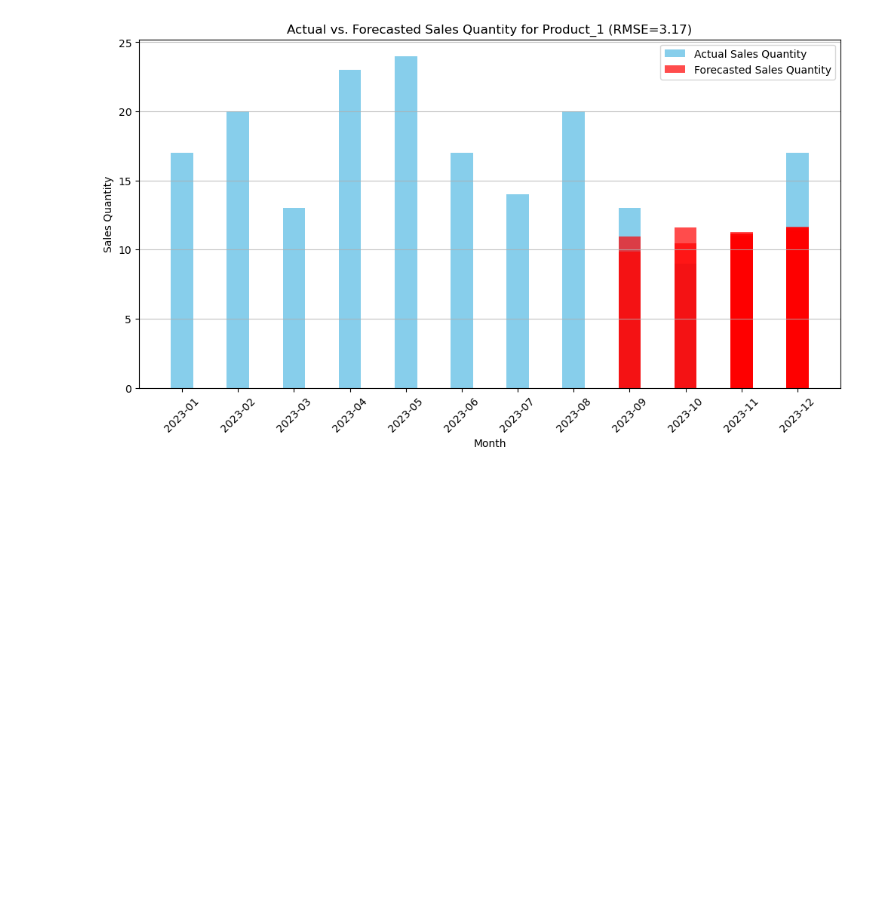
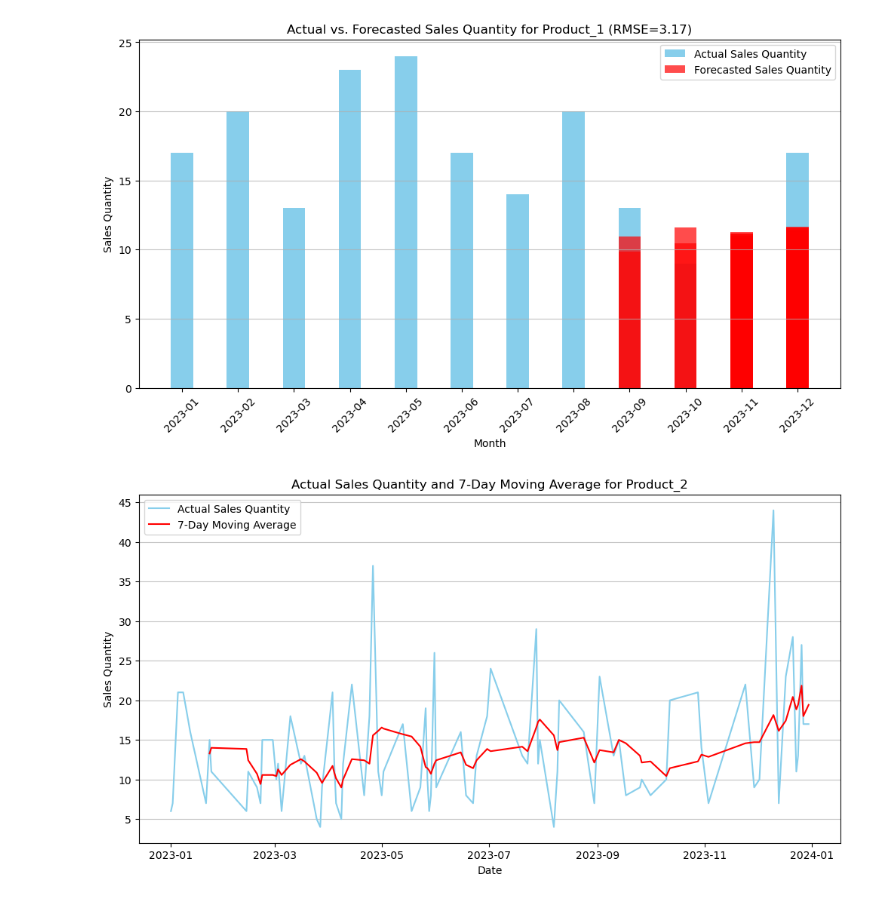
Before and after one commit to AdebolaShelby/forecasting, a Jupyter notebook: forecasting-timeseries.ipynb, the cells around one changed output. Drawn from its saved outputs; the diff is of its cells as text; code cells hidden in the pictures; blank space fills up the shorter version.

Commit message:
added timeseries analysis

```diff
--- a/forecasting-timeseries.ipynb
+++ b/forecasting-timeseries.ipynb
@@ -865,3 +866,31 @@ plt.xticks(rotation=45)  # Rotate x-axis labels for better readability
 plt.savefig("images/arima_forecast_sales_quantity_product_1.png")
 # %% [output]
 [figure]
+# %%
+# Time Series Analysis for a Product_2
+
+# Calculate the moving average
+product_id = "Product_2"
+product_data = df[df["product_id"] == product_id].copy()
+
+# Group by date and sum sales quantity
+product_sales = product_data.groupby("date")["sales_quantity"].sum().reset_index()
+
+# Ensure the date column is in datetime format
+product_sales["date"] = pd.to_datetime(product_sales["date"])
+
+# Calculate the moving average
+product_sales["moving_avg"] = product_sales["sales_quantity"].rolling(window=7).mean()
+# %%
+# Plot actual sales quantity and moving average for Product_2
+plt.figure(figsize=(12, 6))
+plt.plot(product_sales["date"], product_sales["sales_quantity"], color="skyblue", label="Actual Sales Quantity")
+plt.plot(product_sales["date"], product_sales["moving_avg"], color="red", label="7-Day Moving Average")
+plt.title(f"Actual Sales Quantity and 7-Day Moving Average for {product_id}")
+plt.xlabel("Date")
+plt.ylabel("Sales Quantity")
+plt.legend()
+plt.grid(axis="y", alpha=0.75)
+plt.savefig("images/moving_average_product_2.png")
+# %% [output]
+[figure, added]
```
Also changed, not shown: parts of 5 cells of this notebook, 3 other files.
